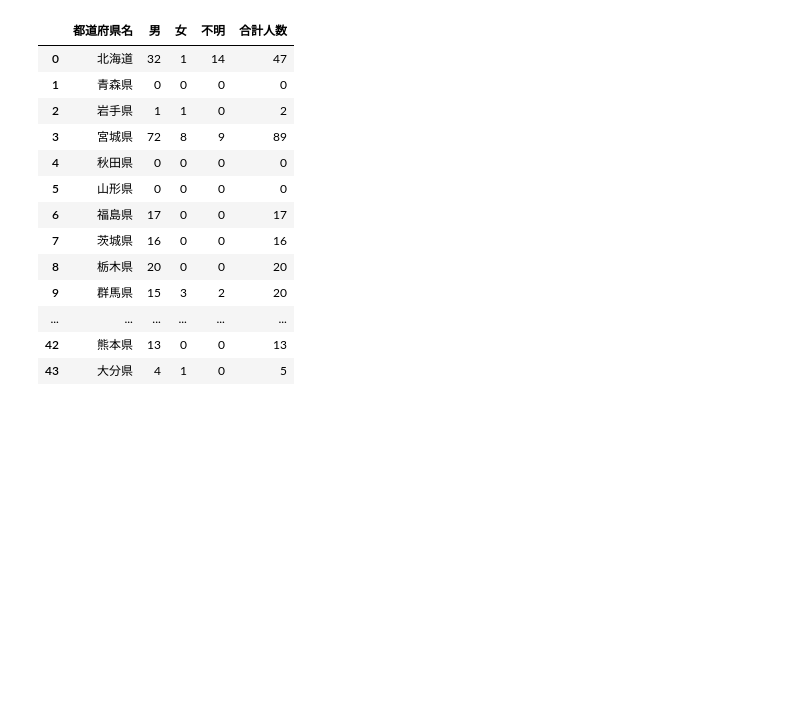
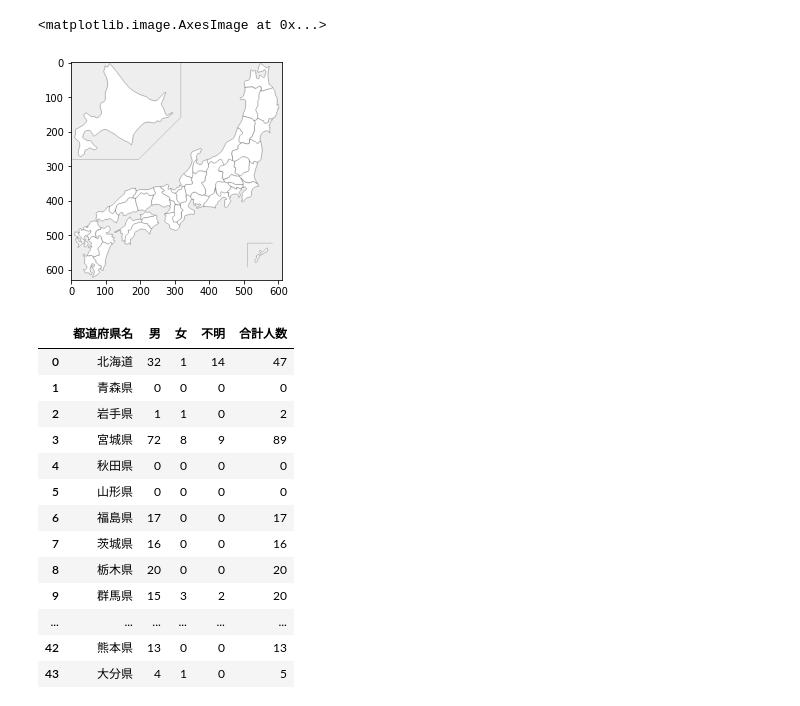
Before and after one commit to arakawatomonori/analyze-poverty, a Jupyter notebook: yuiseki/都道府県別ホームレス分析.ipynb, the cells around one changed output. Cells and saved outputs as stored; diff of their text form; code cells hidden in the pictures; blank space fills up the shorter version.

```diff
--- a/yuiseki/都道府県別ホームレス分析.ipynb
+++ b/yuiseki/都道府県別ホームレス分析.ipynb
@@ -1,2 +1,11 @@
+# %%
+import matplotlib.pyplot as plt
+from japanmap import picture
+
+plt.rcParams['figure.figsize'] = (8, 8)
+plt.imshow(picture())
+# %% [output]
+<matplotlib.image.AxesImage at 0x...>
+[figure, added]
 # %%
 import pandas as pd
```
Also changed, not shown: parts of 3 cells of this notebook, 9 other files.
